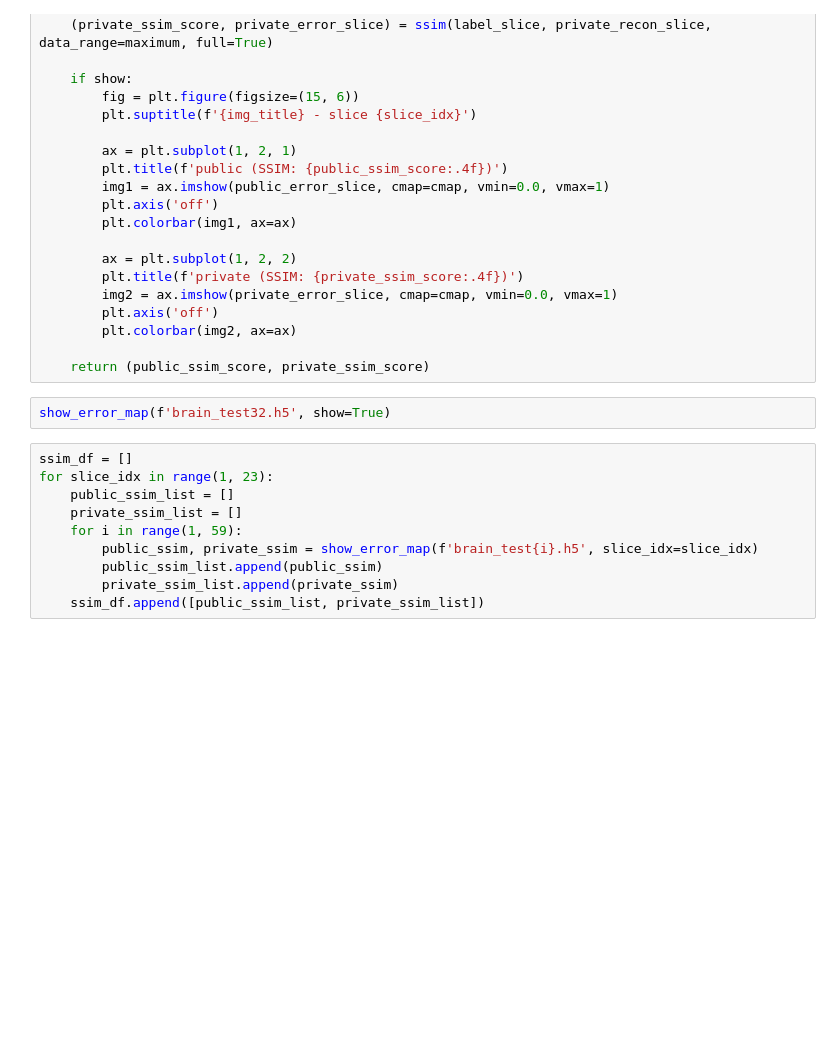
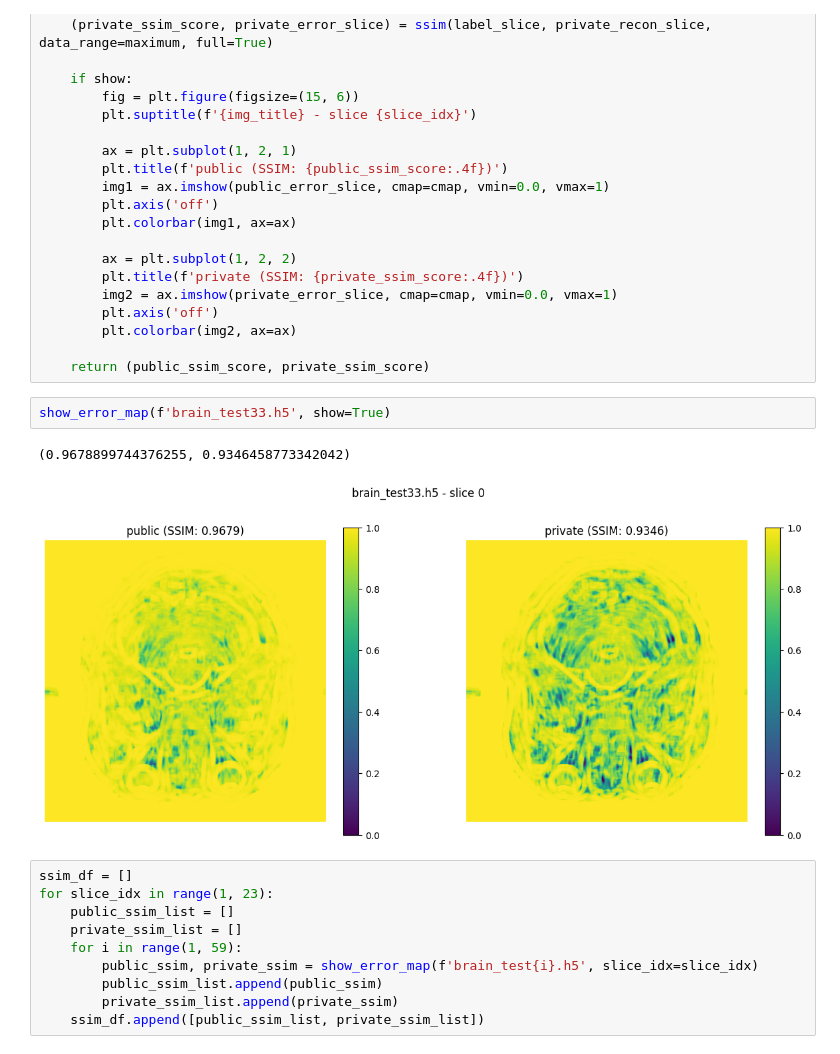
Before and after one commit to B0neh3ad/FastMRI_2024_shasha, a Jupyter notebook: recon_visualization.ipynb, the cells around one changed output. Saved outputs shown, nothing was run; the diff lists cells and outputs as text; blank space fills up the shorter version.

```diff
--- a/recon_visualization.ipynb
+++ b/recon_visualization.ipynb
@@ -129,7 +153,10 @@ def show_error_map(img_name, slice_idx=0, cmap=None, show=False):
 
     return (public_ssim_score, private_ssim_score)
 # %%
-show_error_map(f'brain_test32.h5', show=True)
+show_error_map(f'brain_test33.h5', show=True)
+# %% [output]
+(0.9678899744376255, 0.9346458773342042)
+[figure, added]
 # %%
 ssim_df = []
 for slice_idx in range(1, 23):
```
Also changed, not shown: parts of 8 cells of this notebook, 1 other file.
